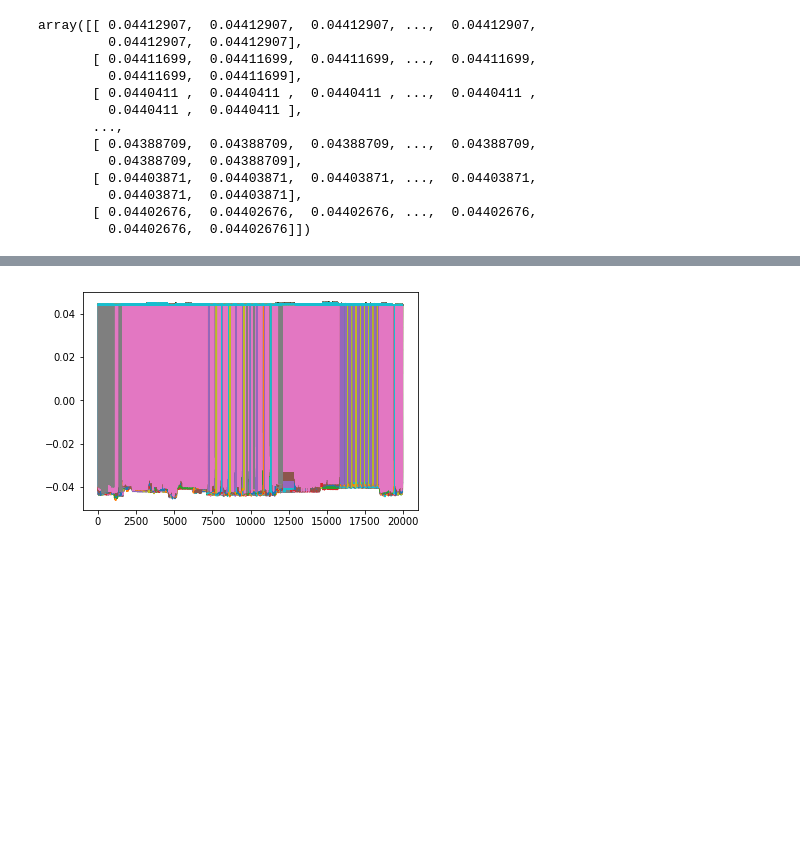
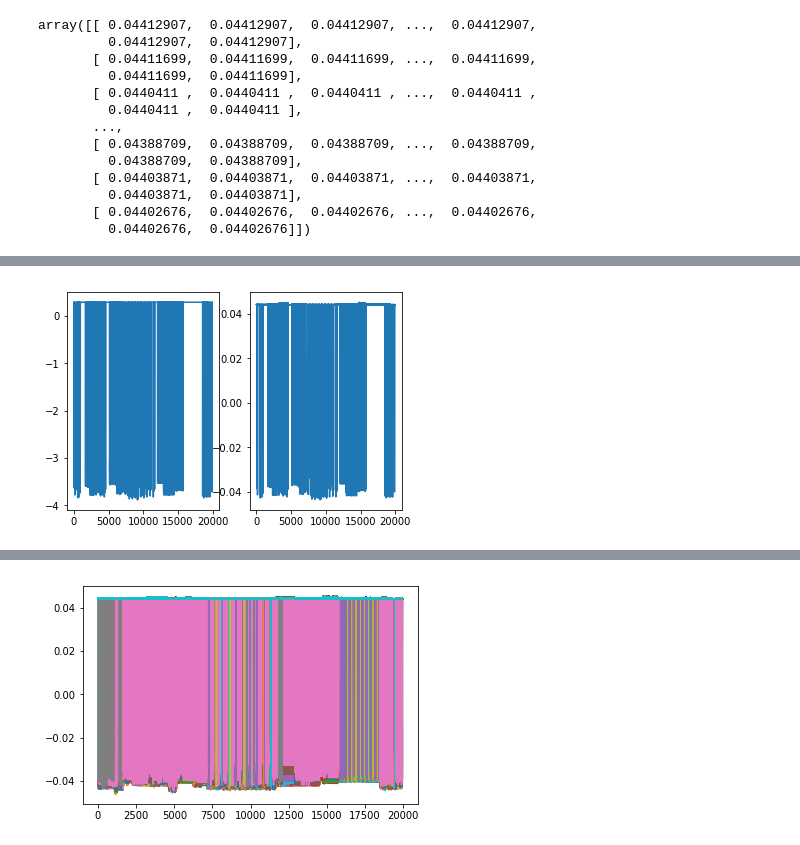
Before and after one commit to JeehunPark/DS, a Jupyter notebook: Python/Wifi/Wifi_locale.ipynb, the cells around one changed output, grey strips where cells are left out. Cells and saved outputs as stored; diff of their text form; code cells hidden in the pictures; blank space fills up the shorter version.

```diff
--- a/Python/Wifi/Wifi_locale.ipynb
+++ b/Python/Wifi/Wifi_locale.ipynb
@@ -125,3 +113,9 @@ array([[ 0.04412907,  0.04412907,  0.04412907, ...,  0.04412907,
          0.04403871,  0.04403871],
        [ 0.04402676,  0.04402676,  0.04402676, ...,  0.04402676,
          0.04402676,  0.04402676]])
+# %%
+scale_train = pd.DataFrame(scale(raw_train.iloc[:, :520]), columns=raw_train.columns[:520])
+scale_validation = pd.DataFrame(scale(raw_validation.iloc[:, :520]), columns=raw_validation.columns[:520])
+
+nor_train = pd.DataFrame(normalize(raw_train.iloc[:, :520]), columns=raw_train.columns[:520])
+nor_validation = pd.DataFrame(normalize(raw_validation.iloc[:, :520]), columns=raw_validation.columns[:520])
@@ -128,3 +132,11 @@ array([[ 0.04412907,  0.04412907,  0.04412907, ...,  0.04412907,
+# %%
+plt.subplot(1, 2, 1)
+plt.plot(scale_train.iloc[:, 112])
+plt.subplot(1, 2, 2)
+plt.plot(nor_train.iloc[:, 112])
+plt.show()
+# %% [output]
+[figure, added]
 # %%
 plt.plot(scale(raw_train.iloc[:, :520]))
 plt.show()
```
Also changed, not shown: parts of 30 cells of this notebook.
